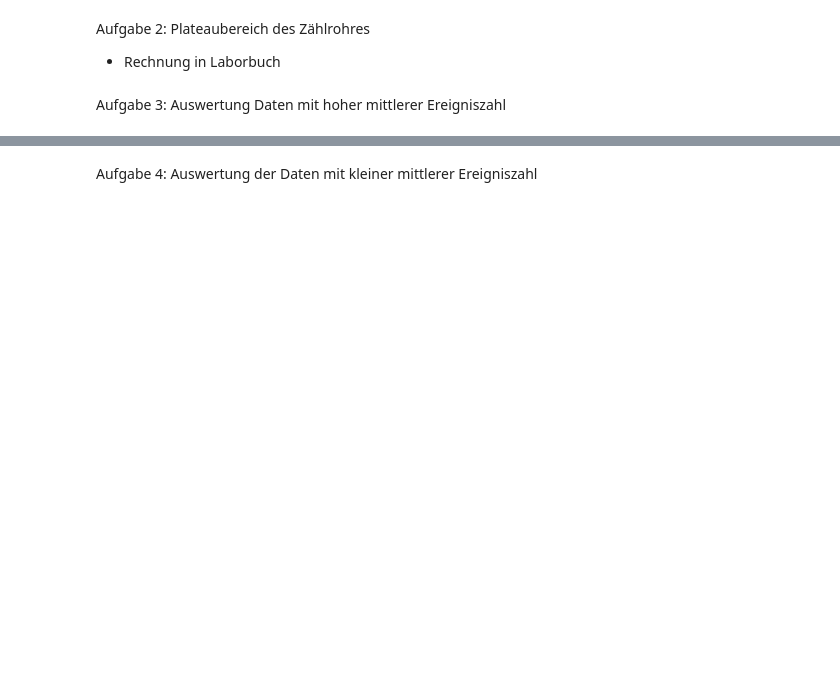
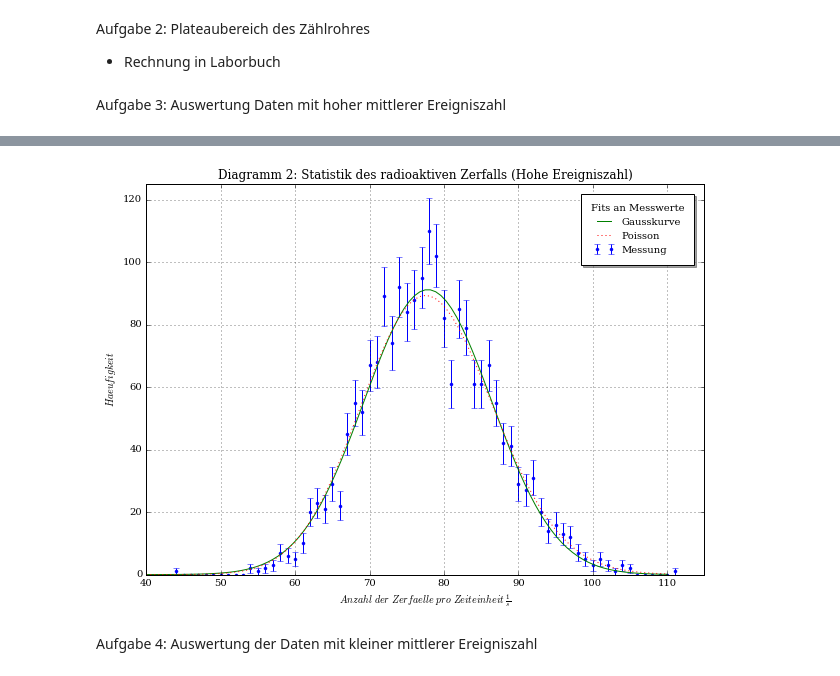
Before and after one commit to woskar/pap2-lab-training, a Jupyter notebook: v251/v251_statistik.ipynb, the cells around one changed output, grey strips where cells are left out. Drawn from its saved outputs; the diff is of its cells as text; code cells hidden in the pictures; blank space fills up the shorter version.

```diff
--- a/v251/v251_statistik.ipynb
+++ b/v251/v251_statistik.ipynb
@@ -37,67 +43,68 @@ Aufgabe 2: Plateaubereich des Zählrohres
 # %% [markdown]
 Aufgabe 3: Auswertung Daten mit hoher mittlerer Ereigniszahl
 # %%
-anzahl, haeufigkeit=np.loadtxt(’data/Dateiname.dat’, unpack=True)
+#Auswertung Hohe Ereigniszahl
+#Daten einlesen
+anzahl, haeufigkeit=np.loadtxt('Aufgabe1.dat', unpack=True)
 fehler=np.sqrt(haeufigkeit)
 
-plt.errorbar(anzahl, haeufigkeit, fehler, fmt=".")
-plt.xlabel('Anzahl der Zerfaelle pro Zeiteinheit / 1/s ')
-plt.ylabel('Haeufigkeit')
-plt.title('Statistik des radioaktiven Zerfalls')
-
+#Fit einer Gaussfunktion
 from numpy import exp, pi, sqrt
 def gaussian(x, A, mu, sig): #A: Flaeche der Gaussfunktion
     return A/(2*pi*sqrt(sig))*exp(-(x-mu)**2/2/sig**2)
+popt, pcov=curve_fit(gaussian,anzahl[18:-15], haeufigkeit[18:-15], p0=[2000,75,8],sigma=fehler[18:-15])
 
-popt, pcov=curve_fit(gaussian,anzahl[12:-12], haeufigkeit[12:-12], p0=[2000,75,8],sigma=fehler[12:-12])
-
+#Fit einer Poissonverteilung
 from scipy.special import gamma
 def poisson(x, A_p, mu_p):
     return A_p*exp(-mu_p)*mu_p**x/gamma(x+1)
-popt_p, pcov_p = curve_fit(poisson, anzahl[12:-12],
-haeufigkeit[12:-12], p0=[2000, 75], sigma=fehler[12:-12])
+popt_p, pcov_p = curve_fit(poisson, anzahl[18:-15], haeufigkeit[18:-15], p0=[2000, 75], sigma=fehler[18:-15])
 
-plt.errorbar(anzahl,haeufigkeit,fehler, fmt=".",label=’Messung’)
-plt.xlabel(’Anzahl der Zerfaelle pro Zeiteinheit 1/s ’)
-plt.ylabel(’Haeufigkeit’)
-plt.title(’Statistik des radioaktiven Zerfalls’)
-x=np.linspace(40,110, 100)
-plt.plot(x, gaussian(x,*popt), label=’Gauss’)
-plt.plot(x, poisson(x,*popt_p), label=’Poisson’,linestyle=’:’)
-plt.legend()
-plt.savefig("figures/poisson_vs_gaussian.pdf", format="pdf")
+#Ermitteln der Güte der Fits:
+from scipy.stats import chi2
+#Gauss:
+chi2_g=np.sum((gaussian(anzahl[18:-15],*popt)-haeufigkeit[18:-15])**2/fehler[18:-15]**2)
+dof_g=len(anzahl[18:-15])-3 #dof:degrees of freedom, Freiheitsgrad
+chi2_red_g=chi2_g/dof_g
+prob_g=round(1-chi2.cdf(chi2_g,dof_g),2)*100 #Fitwahrscheinlichkeit Gauss
 
+#Poisson:
+chi2_p=np.sum((poisson(anzahl[18:-15],*popt_p)-haeufigkeit[18:-15])**2/fehler[18:-15]**2)
+dof_p=len(anzahl[18:-15])-2 #poisson hat nur 2 Parameter
+chi2_red_p=chi2_p/dof_p
+prob_p=round(1-chi2.cdf(chi2_p,dof_p),2)*100 #Fitwahrscheinlichkeit Poisson
 
+#Ausgeben aller Werte
 print("Gaussfit:")
 print("A=",popt[0], ", Standardfehler=", np.sqrt(pcov[0][0]))
 print("mu=",popt[1], ", Standardfehler=", np.sqrt(pcov[1][1]))
 print("sig=",popt[2], ", Standardfehler=", np.sqrt(pcov[2][2]))
+print("chi2_g=", chi2_g)
+print("chi2_red_g=",chi2_red_g)
+print("Wahrscheinlichkeit Gauss=", prob_g,"%")
+
 print("Poissonfit:")
 print("A_p=",popt_p[0], ", Standardfehler=", sqrt(pcov_p[0][0]))
 print("mu_p=",popt_p[1], ", Standardfehler=", sqrt(pcov_p[1][1]))
-
-
-#Gauss:
-chi2_g=np.sum((gaussian(anzahl[12:-12],*popt)
--haeufigkeit[12:-12])**2/fehler[12:-12]**2)
-dof_g=len(anzahl[12:-12])-3 #dof:degrees of freedom, Freiheitsgrad
-chi2_red_g=chi2_g/dof_g
-print("chi2_g=", chi2_g)
-print("chi2_red_g=",chi2_red_g)
-#Poisson:
-chi2_p=np.sum((poisson(anzahl[12:-12],*popt_p)
--haeufigkeit[12:-12])**2/fehler[12:-12]**2)
-dof_p=len(anzahl[12:-12])-2 #poisson hat nur 2 Parameter
-chi2_red_p=chi2_p/dof_p
 print("chi2_p=", chi2_p)
 print("chi2_red_p=",chi2_red_p)
+print("Wahrscheinlichkeit Poisson=", prob_p,"%")
 
+#Plotten der Messwerte
+plt.errorbar(anzahl, haeufigkeit, fehler, fmt=".", label='Messung')
+plt.xlabel('$Anzahl\ der\ Zerfaelle\ pro\ Zeiteinheit\; \\frac{1}{s} $')
+plt.ylabel('$Haeufigkeit$')
+plt.title('Diagramm 2: Statistik des radioaktiven Zerfalls (Hohe Ereigniszahl)')
 
-from scipy.stats import chi2
-#Gauss:
-prob_g=round(1-chi2.cdf(chi2_g,dof_g),2)*100
-#Poisson:
-prob_p=round(1-chi2.cdf(chi2_p,dof_p),2)*100
-print("Wahrscheinlichkeit Gauss=", prob_g,"%")
-print("Wahrscheinlichkeit Poisson=", prob_p,"%")
+x=np.linspace(40,110, 100)
+plt.plot(x, gaussian(x,*popt), label='Gausskurve')
+plt.plot(x, poisson(x,*popt_p), label='Poisson',linestyle=':')
+plt.legend(title='Fits an Messwerte', loc='best', borderpad=1, borderaxespad=1, shadow='true', fontsize='medium')
+plt.rcParams["figure.figsize"][0] = 9
+plt.rcParams["figure.figsize"][1] = 6
+plt.rcParams["font.family"]='serif'
+plt.axis((40, 115, 0, 125))
+plt.grid(True)
+
+plt.savefig("v251_2.pdf", format="pdf")
 # %% [output]
@@ -105,2 +124,3 @@ SyntaxError: invalid character in identifier (<ipython-input-8-d5cda90594c2>, li
+[figure, added]
 # %% [markdown]
 Aufgabe 4: Auswertung der Daten mit kleiner mittlerer Ereigniszahl
```
Also changed, not shown: parts of 3 cells of this notebook, 3 other files.
